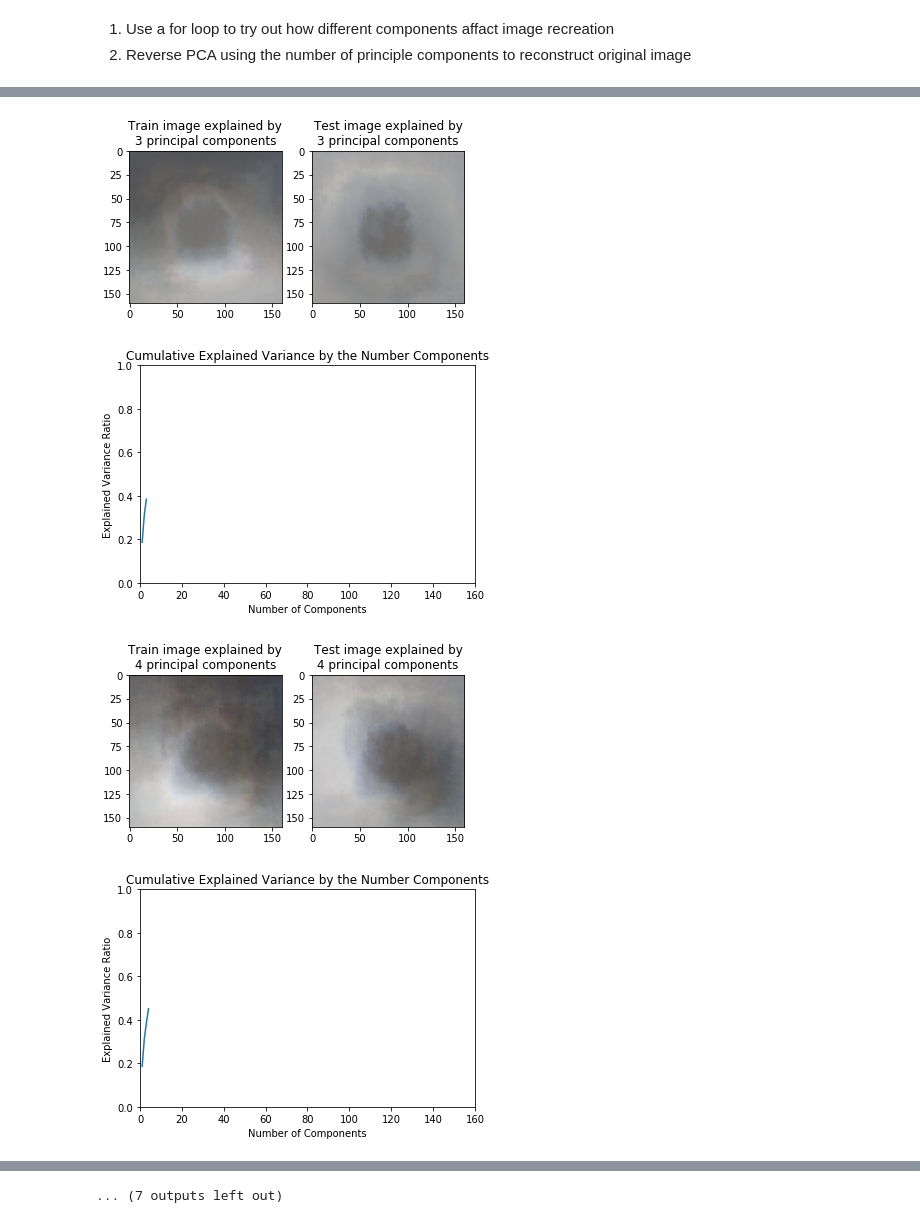
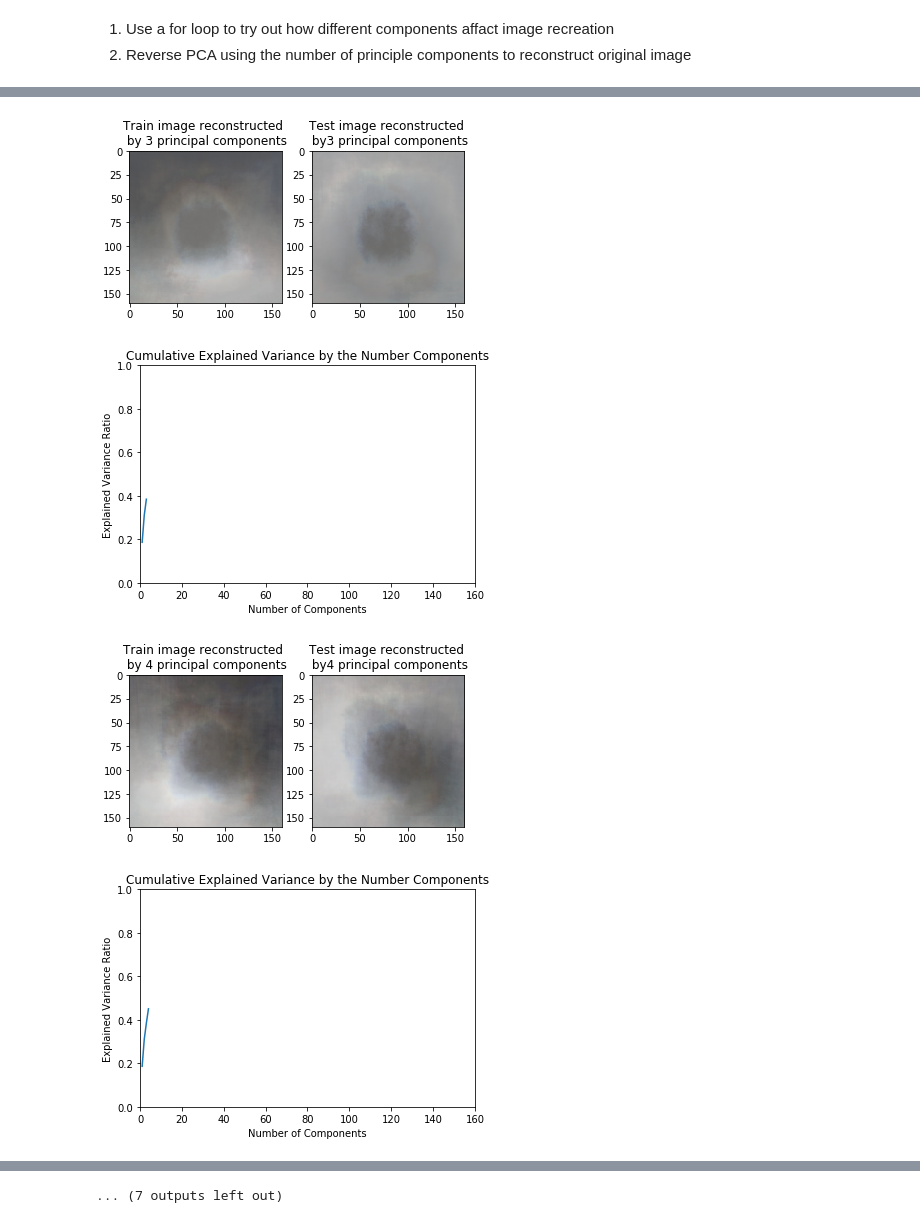
Before and after one commit to Alexisranyan/cat_breed_detector, a Jupyter notebook: pca_visualization.ipynb, the cells around one changed output, grey strips where cells are left out. Saved outputs shown, nothing was run; the diff lists cells and outputs as text; code cells hidden in the pictures.

```diff
--- a/pca_visualization.ipynb
+++ b/pca_visualization.ipynb
@@ -157,10 +157,10 @@ for i in range(1,10):
 
     #plot the images
     ax1 = plt.subplot(1, 2, 1)
-    ax1.set_title('Train image explained by\n'+str(i) + ' principal components')
+    ax1.set_title('Train image reconstructed \n by '+str(i) + ' principal components')
     ax1.imshow(cats_train[8].reshape(160, 160, 3))
     ax2 = plt.subplot(1, 2, 2)
-    ax2.set_title('Test image explained by\n'+str(i) + ' principal components')
+    ax2.set_title('Test image reconstructed \n by'+str(i) + ' principal components')
     ax2.imshow(cats_test[8].reshape(160, 160, 3))
     plt.show()
 
@@ -183,5 +183,5 @@ for i in range(1,10):
 [figure]
-[figure, old version]
+[figure, new version]
 [figure]
-[figure, old version]
+[figure, new version]
 [figure]
```
Also changed, not shown: parts of 3 cells of this notebook, 1 other file.
